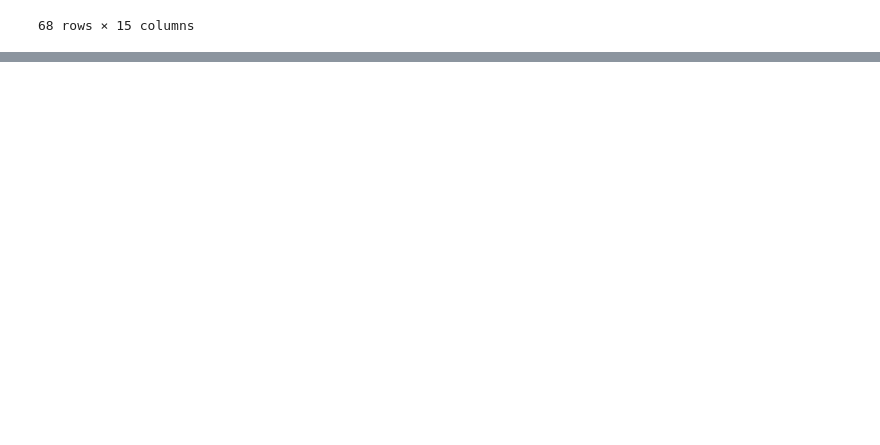
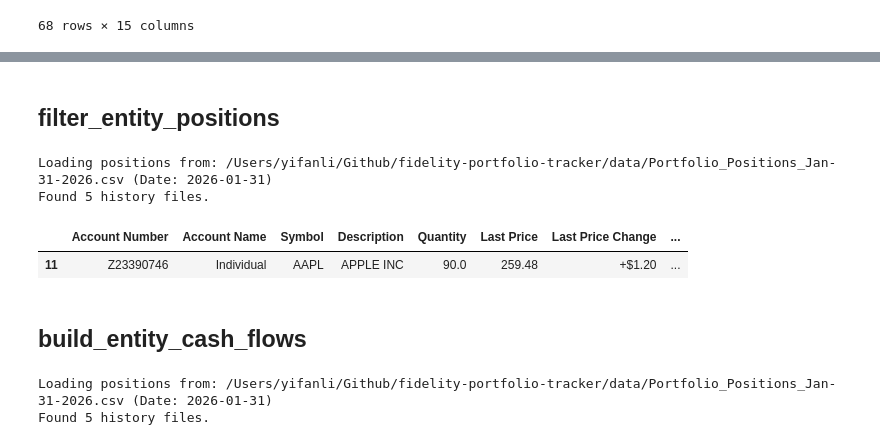
Before and after one commit to yifan-lee/fidelity-portfolio-tracker, a Jupyter notebook: scripts/DEV.ipynb, the cells around one changed output, grey strips where cells are left out. Saved outputs shown, nothing was run; the diff lists cells and outputs as text; code cells hidden in the pictures; blank space fills up the shorter version.

Commit message:
finish analyze_entity_in_account

```diff
--- a/scripts/DEV.ipynb
+++ b/scripts/DEV.ipynb
@@ -415,0 +292,2 @@ cash_flows.append((latest_date, current_val))
+# %% [markdown]
+## filter_entity_positions
@@ -415,0 +298,37 @@ cash_flows.append((latest_date, current_val))
+# %%
+data = load_data(data_dir)
+# %% [output]
+Loading positions from: /Users/yifanli/Github/fidelity-portfolio-tracker/data/Portfolio_Positions_Jan-31-2026.csv (Date: 2026-01-31)
+Found 5 history files.
+# %%
+account_num = "Z23390746"
+entity_name = "AAPL"
+
+positions_df = data.positions
+# %%
+filter_entity_positions(positions_df,account_num,entity_name).head()
+# %% [output]
+|  | Account Number | Account Name | Symbol | Description | Quantity | Last Price | Last Price Change | ... |
+| 11 | Z23390746 | Individual | AAPL | APPLE INC | 90.0 | 259.48 | +$1.20 | ... |
+# %% [markdown]
+## build_entity_cash_flows
+# %%
+from support_functions import data_loader
+importlib.reload(data_loader)
+from support_functions.data_loader import load_data
+
+from support_functions import flow_builders
+importlib.reload(flow_builders)
+from support_functions.flow_builders import (
+    filter_entity_transactions,
+    filter_entity_positions,
+    EntityCashFlows
+)
+
+data = load_data(data_dir)
+transactions_df = data.transactions
+positions_df = data.positions
+latest_date = data.latest_date
+# %% [output]
+Loading positions from: /Users/yifanli/Github/fidelity-portfolio-tracker/data/Portfolio_Positions_Jan-31-2026.csv (Date: 2026-01-31)
+Found 5 history files.
```
Also changed, not shown: parts of 138 cells of this notebook, 4 other files.
